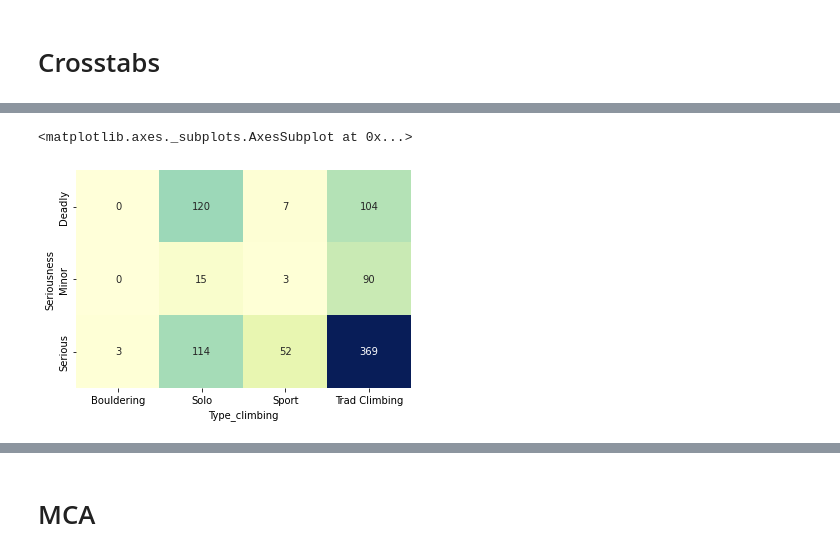
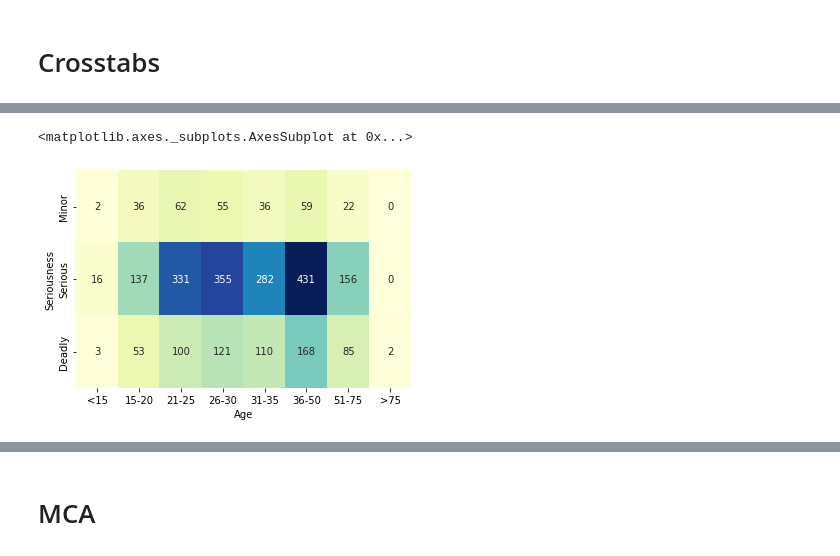
Before and after one commit to MAClaassen/python_course, a Jupyter notebook: AAC_assignments_draft.ipynb, the cells around one changed output, grey strips where cells are left out. Saved outputs shown, nothing was run; the diff lists cells and outputs as text; code cells hidden in the pictures.

```diff
--- a/AAC_assignments_draft.ipynb
+++ b/AAC_assignments_draft.ipynb
@@ -401,5 +412,5 @@ plt.show()
 # %%
 # attach to df
-AAC_type_serious_experience = melt_experience.merge(AAC_type_serious, how = 'right', on = ['ID', 'Accident Title'])
-AAC_type_serious_experience
+AAC_serious_type_experience = melt_experience.merge(AAC_serious_type, how = 'right', on = ['ID', 'Accident Title'])
+AAC_serious_type_experience
 # %% [output]
@@ -427,3 +438,6 @@ melt_age = AAC_accidents.melt(id_vars=['ID', 'Accident Title'],
 melt_age = melt_age.loc[(melt_age['value'] != 0)]
 melt_age = melt_age.drop('value', 1)
 melt_age
+# %%
+melt_age['Age'] = melt_age['Age'].astype('category')
+melt_age['Age']
@@ -430,3 +458,7 @@ melt_age
+# %%
+# change factor levels of variable
+melt_age['Age'] = melt_age['Age'].astype('category')
+melt_age['Age'] = melt_age['Age'].cat.reorder_categories(['<15', '15-20', '21-25', '26-30', '31-35', '36-50', '51-75', '>75'])
 # %%
 import matplotlib.colors as colors
 
@@ -462,6 +494,6 @@ plt.show()
 #AAC_accidents5
 # %%
 # attach to df
-AAC_type_serious_experience_age = melt_age.merge(AAC_type_serious_experience, how = 'right', on = ['ID', 'Accident Title'])
-AAC_type_serious_experience_age
+AAC_serious_type_experience_age = melt_age.merge(AAC_serious_type_experience, how = 'right', on = ['ID', 'Accident Title'])
+AAC_serious_type_experience_age
 # %% [output]
@@ -601,7 +681,7 @@ pd.crosstab(test2.Experience, test2.Type_climbing, margins=True, margins_name="T
 # %%
 # heatmap of crosstab
-sns.heatmap(pd.crosstab(test2.Seriousness, test2.Type_climbing),
+sns.heatmap(pd.crosstab(AAC_serious_type_experience_age.Seriousness, AAC_serious_type_experience_age.Age),
             cmap="YlGnBu", annot=True, fmt = ".3g", cbar=False)
 # %% [output]
 <matplotlib.axes._subplots.AxesSubplot at 0x...>
-[figure, old version]
+[figure, new version]
```
Also changed, not shown: parts of 54 cells of this notebook.
